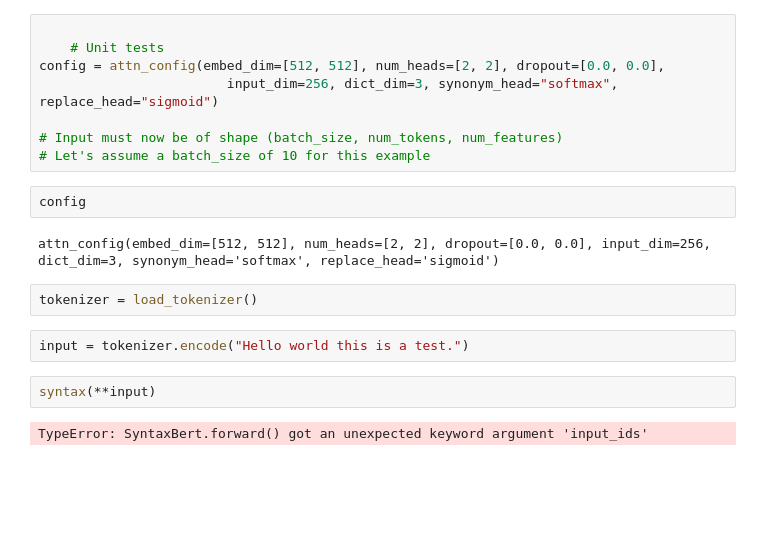
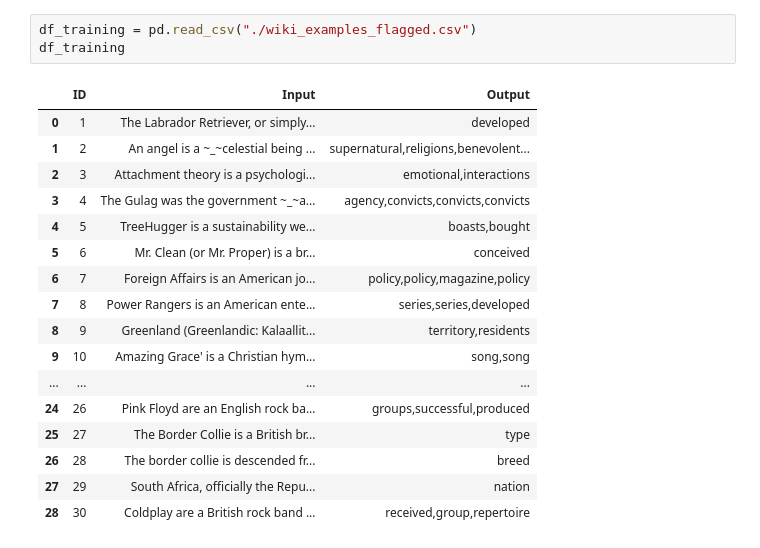
Before and after one commit to DramaAI/Syntax, a Jupyter notebook: playground.ipynb, the cells around one changed output. Saved outputs shown, nothing was run; the diff lists cells and outputs as text; blank space fills up the shorter version.

```diff
--- a/playground.ipynb
+++ b/playground.ipynb
@@ -11,23 +66,24 @@ syntax = SyntaxBert.load_local_weights(BertConfig)
-# %%
-
-    # Unit tests
-config = attn_config(embed_dim=[512, 512], num_heads=[2, 2], dropout=[0.0, 0.0],
-                        input_dim=256, dict_dim=3, synonym_head="softmax", replace_head="sigmoid")
-
-# Input must now be of shape (batch_size, num_tokens, num_features)
-# Let's assume a batch_size of 10 for this example
-# %%
-config
-# %% [output]
-attn_config(embed_dim=[512, 512], num_heads=[2, 2], dropout=[0.0, 0.0], input_dim=256, dict_dim=3, synonym_head='softmax', replace_head='sigmoid')
-# %%
-tokenizer = load_tokenizer()
-# %%
-input = tokenizer.encode("Hello world this is a test.")
-# %%
-syntax(**input)
-# %% [output]
-TypeError: SyntaxBert.forward() got an unexpected keyword argument 'input_ids'
+# %%
+df_training = pd.read_csv("./wiki_examples_flagged.csv")
+df_training
+# %% [output]
+|  | ID | Input | Output |
+| 0 | 1 | The Labrador Retriever, or simply... | developed |
+| 1 | 2 | An angel is a ~_~celestial being ... | supernatural,religions,benevolent... |
+| 2 | 3 | Attachment theory is a psychologi... | emotional,interactions |
+| 3 | 4 | The Gulag was the government ~_~a... | agency,convicts,convicts,convicts |
+| 4 | 5 | TreeHugger is a sustainability we... | boasts,bought |
+| 5 | 6 | Mr. Clean (or Mr. Proper) is a br... | conceived |
+| 6 | 7 | Foreign Affairs is an American jo... | policy,policy,magazine,policy |
+| 7 | 8 | Power Rangers is an American ente... | series,series,developed |
+| 8 | 9 | Greenland (Greenlandic: Kalaallit... | territory,residents |
+| 9 | 10 | Amazing Grace' is a Christian hym... | song,song |
+| ... | ... | ... | ... |
+| 24 | 26 | Pink Floyd are an English rock ba... | groups,successful,produced |
+| 25 | 27 | The Border Collie is a British br... | type |
+| 26 | 28 | The border collie is descended fr... | breed |
+| 27 | 29 | South Africa, officially the Repu... | nation |
+| 28 | 30 | Coldplay are a British rock band ... | received,group,repertoire |
 # %%
 
 # Input must now be of shape (batch_size, num_tokens, num_features)
```
Also changed, not shown: parts of 21 cells of this notebook.
